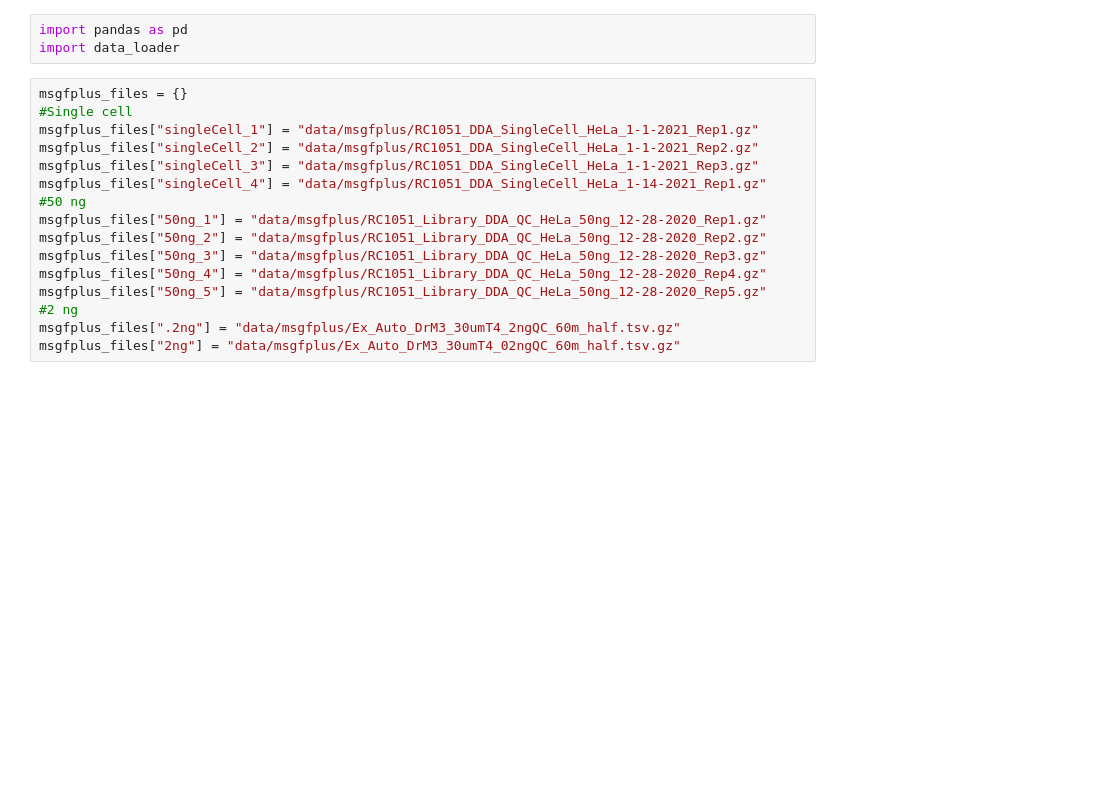
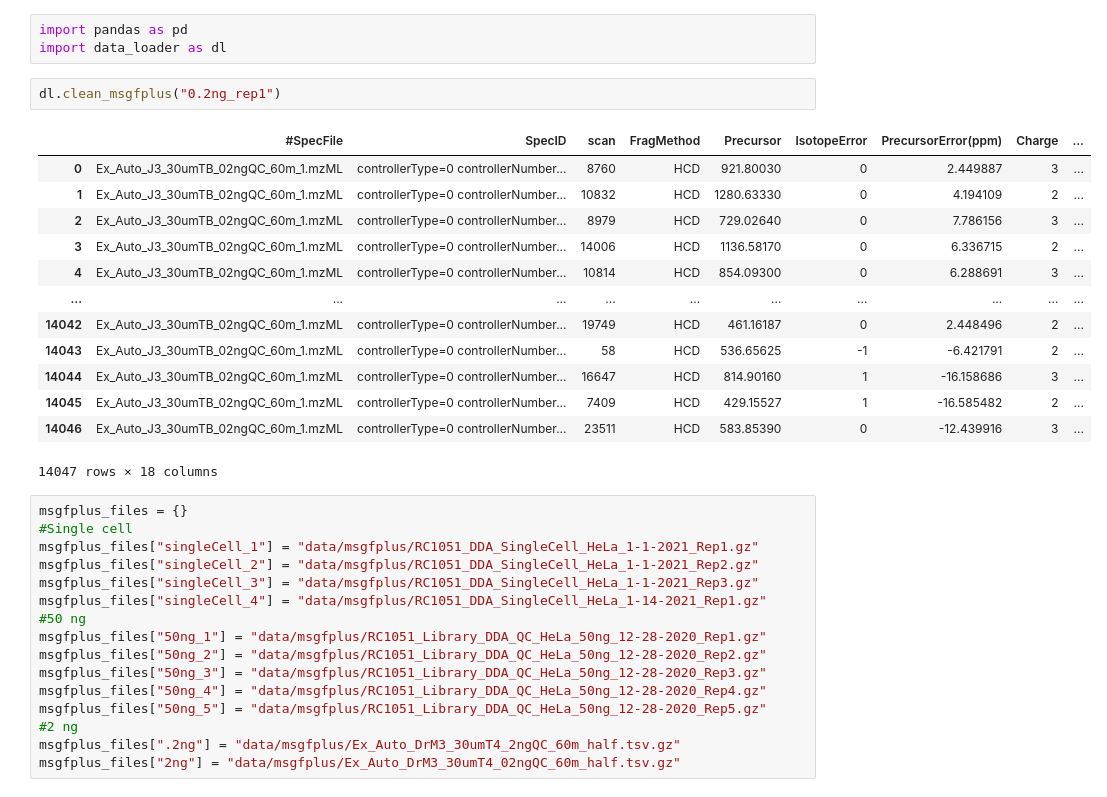
Before and after one commit to PayneLab/SingleCellBenchMark, a Jupyter notebook: data loader_todelete_when_done-msgfplus.ipynb, the cells around one changed output. Drawn from its saved outputs; the diff is of its cells as text; blank space fills up the shorter version.

Commit message:
update parser for new data

```diff
--- a/data loader_todelete_when_done-msgfplus.ipynb
+++ b/data loader_todelete_when_done-msgfplus.ipynb
@@ -1,6 +1,22 @@
 # %%
 import pandas as pd
-import data_loader
+import data_loader as dl
+# %%
+dl.clean_msgfplus("0.2ng_rep1")
+# %% [output]
+|  | #SpecFile | SpecID | scan | FragMethod | Precursor | IsotopeError | PrecursorError(ppm) | Charge | ... |
+| 0 | Ex_Auto_J3_30umTB_02ngQC_60m_1.mzML | controllerType=0 controllerNumber... | 8760 | HCD | 921.80030 | 0 | 2.449887 | 3 | ... |
+| 1 | Ex_Auto_J3_30umTB_02ngQC_60m_1.mzML | controllerType=0 controllerNumber... | 10832 | HCD | 1280.63330 | 0 | 4.194109 | 2 | ... |
+| 2 | Ex_Auto_J3_30umTB_02ngQC_60m_1.mzML | controllerType=0 controllerNumber... | 8979 | HCD | 729.02640 | 0 | 7.786156 | 3 | ... |
+| 3 | Ex_Auto_J3_30umTB_02ngQC_60m_1.mzML | controllerType=0 controllerNumber... | 14006 | HCD | 1136.58170 | 0 | 6.336715 | 2 | ... |
+| 4 | Ex_Auto_J3_30umTB_02ngQC_60m_1.mzML | controllerType=0 controllerNumber... | 10814 | HCD | 854.09300 | 0 | 6.288691 | 3 | ... |
+| ... | ... | ... | ... | ... | ... | ... | ... | ... | ... |
+| 14042 | Ex_Auto_J3_30umTB_02ngQC_60m_1.mzML | controllerType=0 controllerNumber... | 19749 | HCD | 461.16187 | 0 | 2.448496 | 2 | ... |
+| 14043 | Ex_Auto_J3_30umTB_02ngQC_60m_1.mzML | controllerType=0 controllerNumber... | 58 | HCD | 536.65625 | -1 | -6.421791 | 2 | ... |
+| 14044 | Ex_Auto_J3_30umTB_02ngQC_60m_1.mzML | controllerType=0 controllerNumber... | 16647 | HCD | 814.90160 | 1 | -16.158686 | 3 | ... |
+| 14045 | Ex_Auto_J3_30umTB_02ngQC_60m_1.mzML | controllerType=0 controllerNumber... | 7409 | HCD | 429.15527 | 1 | -16.585482 | 2 | ... |
+| 14046 | Ex_Auto_J3_30umTB_02ngQC_60m_1.mzML | controllerType=0 controllerNumber... | 23511 | HCD | 583.85390 | 0 | -12.439916 | 3 | ... |
+14047 rows × 18 columns
 # %%
 msgfplus_files = {}
 #Single cell
```
Also changed, not shown: 3 other files.
